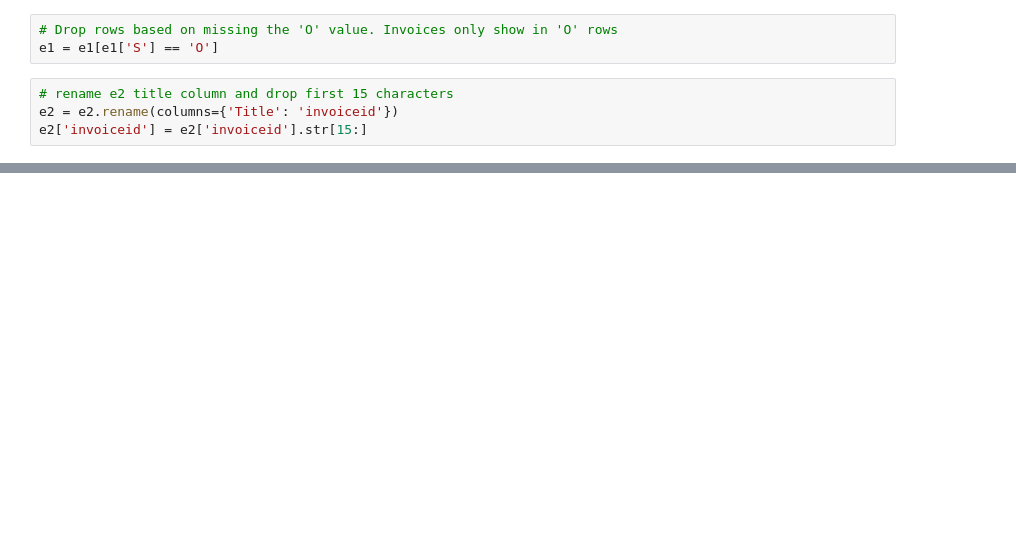
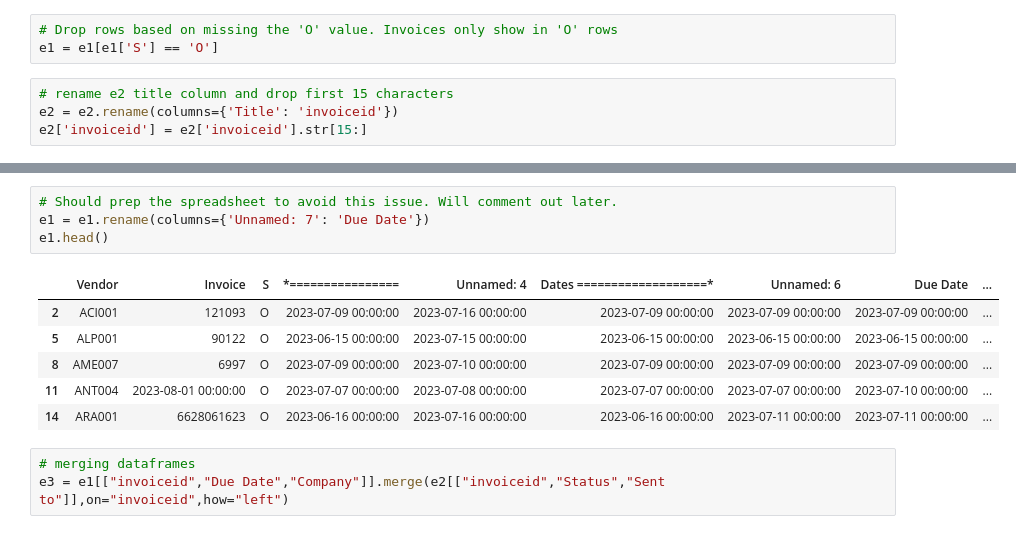
Before and after one commit to anomalytheorem/PracticeMachineLearning, a Jupyter notebook: notebooks/ready_compare.ipynb, the cells around one changed output, grey strips where cells are left out. Cells and saved outputs as stored; diff of their text form; blank space fills up the shorter version.

```diff
--- a/notebooks/ready_compare.ipynb
+++ b/notebooks/ready_compare.ipynb
@@ -53,0 +83,14 @@ e1["invoiceid"] = e1['Vendor'].astype(str) +" "+ e1['Invoice'].astype(str)
+# %%
+# Should prep the spreadsheet to avoid this issue. Will comment out later.
+e1 = e1.rename(columns={'Unnamed: 7': 'Due Date'})
+e1.head()
+# %% [output]
+|  | Vendor | Invoice | S | *================ | Unnamed: 4 | Dates ===================* | Unnamed: 6 | Due Date | ... |
+| 2 | ACI001 | 121093 | O | 2023-07-09 00:00:00 | 2023-07-16 00:00:00 | 2023-07-09 00:00:00 | 2023-07-09 00:00:00 | 2023-07-09 00:00:00 | ... |
+| 5 | ALP001 | 90122 | O | 2023-06-15 00:00:00 | 2023-07-15 00:00:00 | 2023-06-15 00:00:00 | 2023-06-15 00:00:00 | 2023-06-15 00:00:00 | ... |
+| 8 | AME007 | 6997 | O | 2023-07-09 00:00:00 | 2023-07-10 00:00:00 | 2023-07-09 00:00:00 | 2023-07-09 00:00:00 | 2023-07-09 00:00:00 | ... |
+| 11 | ANT004 | 2023-08-01 00:00:00 | O | 2023-07-07 00:00:00 | 2023-07-08 00:00:00 | 2023-07-07 00:00:00 | 2023-07-07 00:00:00 | 2023-07-10 00:00:00 | ... |
+| 14 | ARA001 | 6628061623 | O | 2023-06-16 00:00:00 | 2023-07-16 00:00:00 | 2023-06-16 00:00:00 | 2023-07-11 00:00:00 | 2023-07-11 00:00:00 | ... |
+# %%
+# merging dataframes
+e3 = e1[["invoiceid","Due Date","Company"]].merge(e2[["invoiceid","Status","Sent to"]],on="invoiceid",how="left")
```
Also changed, not shown: parts of 6 cells of this notebook, 3 other files.
